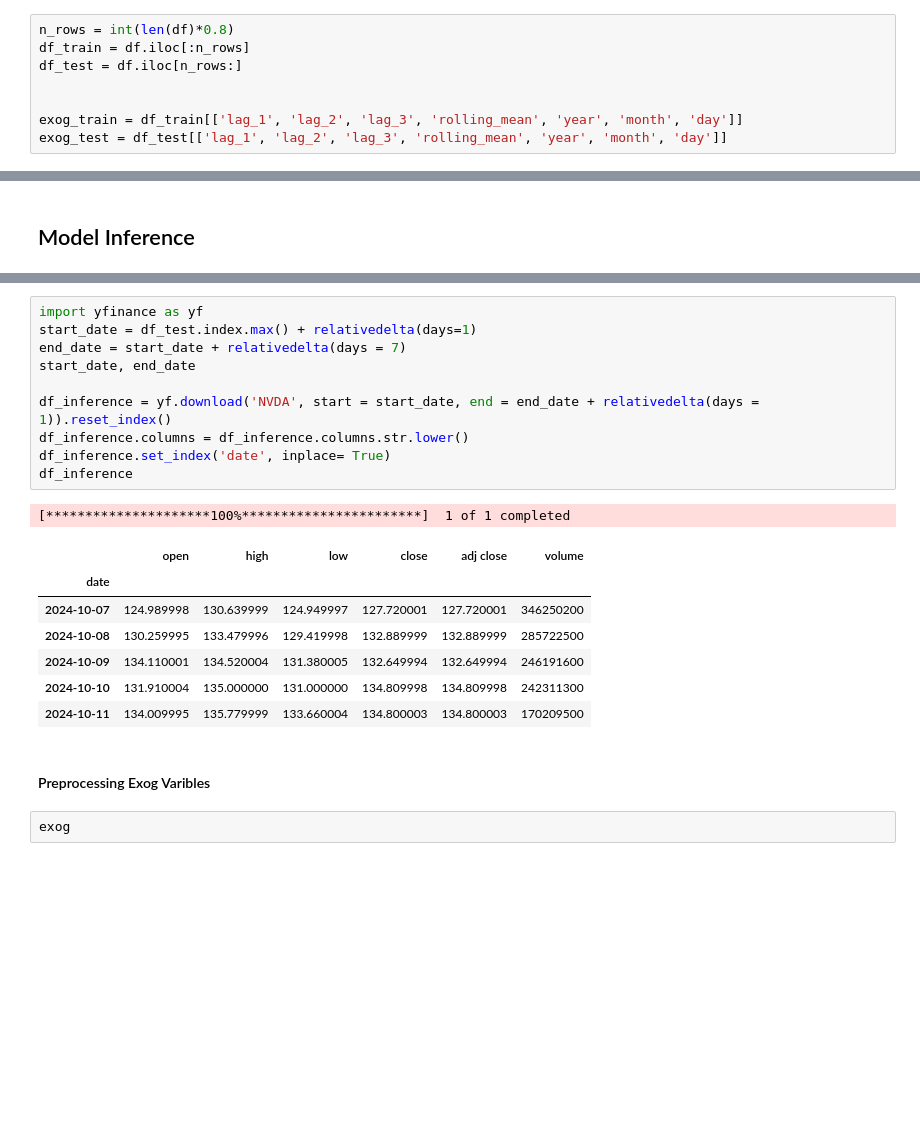
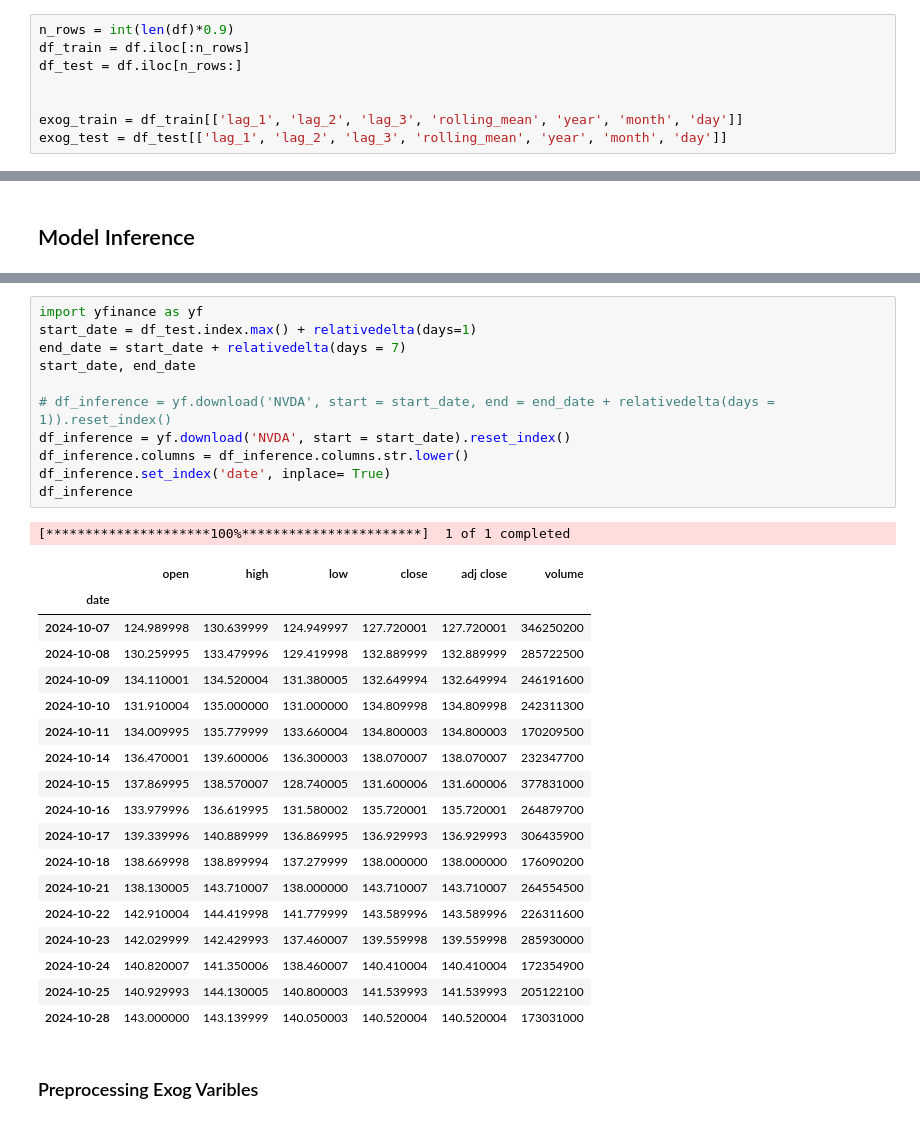
Before and after one commit to fadhilrezam/Time_Series_Forecasting_Stock_Market, a Jupyter notebook: notebooks/main.ipynb, the cells around one changed output, grey strips where cells are left out. Drawn from its saved outputs; the diff is of its cells as text; blank space fills up the shorter version.

```diff
--- a/notebooks/main.ipynb
+++ b/notebooks/main.ipynb
@@ -301,7 +316,7 @@ df.set_index('date', inplace = True)
 # %% [markdown]
 #### Train Test Split Direct
 # %%
-n_rows = int(len(df)*0.8)
+n_rows = int(len(df)*0.9)
 df_train = df.iloc[:n_rows]
 df_test = df.iloc[n_rows:]
 
@@ -453,26 +381,36 @@ RMSE Sarimax Original: 3.247257032515155
 # %%
 import yfinance as yf
 start_date = df_test.index.max() + relativedelta(days=1)
 end_date = start_date + relativedelta(days = 7)
 start_date, end_date
 
-df_inference = yf.download('NVDA', start = start_date, end = end_date + relativedelta(days = 1)).reset_index()
+# df_inference = yf.download('NVDA', start = start_date, end = end_date + relativedelta(days = 1)).reset_index()
+df_inference = yf.download('NVDA', start = start_date).reset_index()
 df_inference.columns = df_inference.columns.str.lower()
 df_inference.set_index('date', inplace= True)
 df_inference
 # %% [output]
 [*********************100%***********************]  1 of 1 completed
 |  | open | high | low | close | adj close | volume |
 | date |  |  |  |  |  |  |
 | 2024-10-07 | 124.989998 | 130.639999 | 124.949997 | 127.720001 | 127.720001 | 346250200 |
 | 2024-10-08 | 130.259995 | 133.479996 | 129.419998 | 132.889999 | 132.889999 | 285722500 |
 | 2024-10-09 | 134.110001 | 134.520004 | 131.380005 | 132.649994 | 132.649994 | 246191600 |
 | 2024-10-10 | 131.910004 | 135.000000 | 131.000000 | 134.809998 | 134.809998 | 242311300 |
 | 2024-10-11 | 134.009995 | 135.779999 | 133.660004 | 134.800003 | 134.800003 | 170209500 |
+| 2024-10-14 | 136.470001 | 139.600006 | 136.300003 | 138.070007 | 138.070007 | 232347700 |
+| 2024-10-15 | 137.869995 | 138.570007 | 128.740005 | 131.600006 | 131.600006 | 377831000 |
+| 2024-10-16 | 133.979996 | 136.619995 | 131.580002 | 135.720001 | 135.720001 | 264879700 |
+| 2024-10-17 | 139.339996 | 140.889999 | 136.869995 | 136.929993 | 136.929993 | 306435900 |
+| 2024-10-18 | 138.669998 | 138.899994 | 137.279999 | 138.000000 | 138.000000 | 176090200 |
+| 2024-10-21 | 138.130005 | 143.710007 | 138.000000 | 143.710007 | 143.710007 | 264554500 |
+| 2024-10-22 | 142.910004 | 144.419998 | 141.779999 | 143.589996 | 143.589996 | 226311600 |
+| 2024-10-23 | 142.029999 | 142.429993 | 137.460007 | 139.559998 | 139.559998 | 285930000 |
+| 2024-10-24 | 140.820007 | 141.350006 | 138.460007 | 140.410004 | 140.410004 | 172354900 |
+| 2024-10-25 | 140.929993 | 144.130005 | 140.800003 | 141.539993 | 141.539993 | 205122100 |
+| 2024-10-28 | 143.000000 | 143.139999 | 140.050003 | 140.520004 | 140.520004 | 173031000 |
 # %% [markdown]
-#### Preprocessing Exog Varibles
+### Preprocessing Exog Varibles
-# %%
-exog
 # %%
 lag_1 = df['lag_1'].iloc[-1]
 lag_2 = df['lag_2'].iloc[-1]
```
Also changed, not shown: parts of 32 cells of this notebook.
